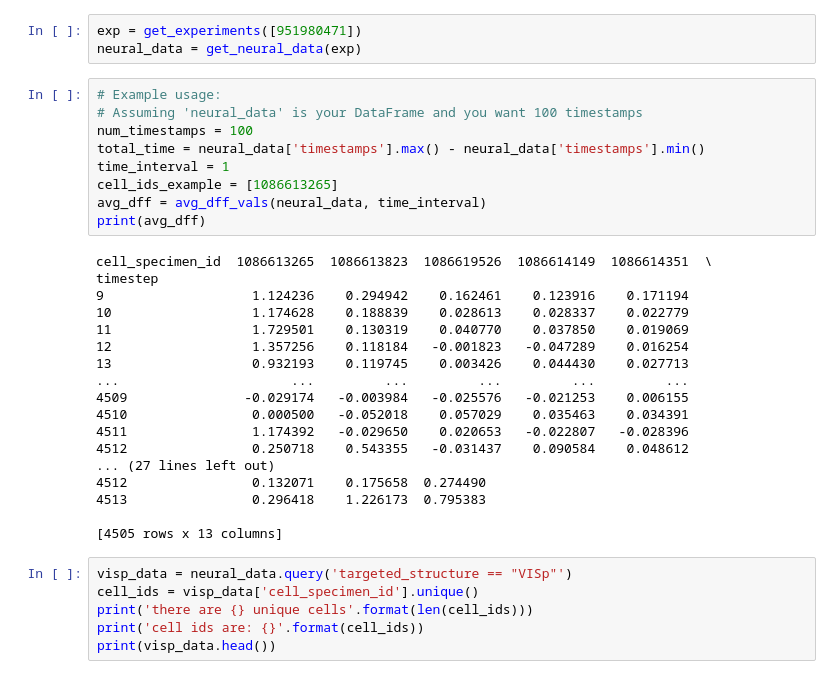
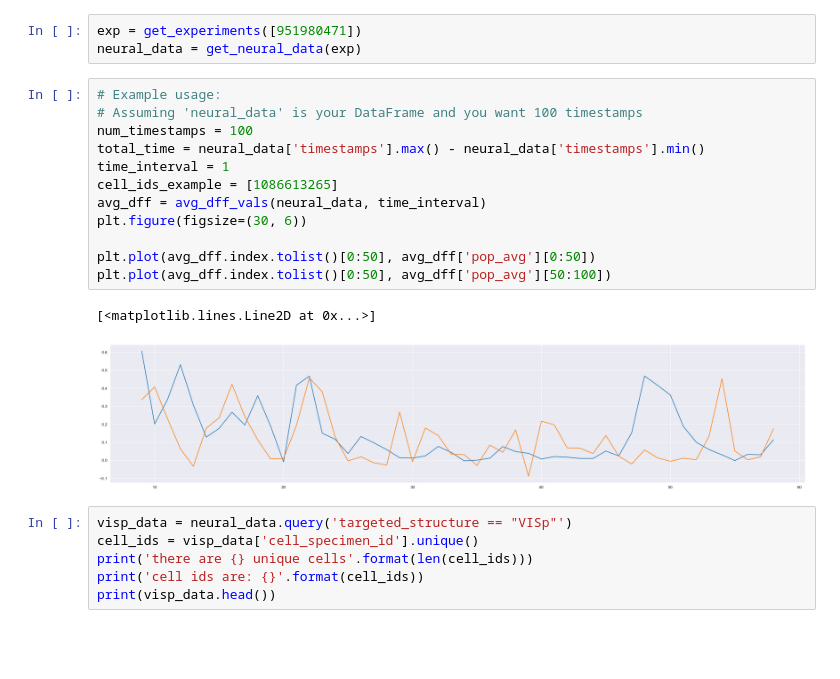
Before and after one commit to michealrm/nma_project_vip_sst, a Jupyter notebook: NMA_Project_Inhibition_in_Visual_Novelty_(Allen_Institute_Dataset).ipynb, the cells around one changed output. Cells and saved outputs as stored; diff of their text form; blank space fills up the shorter version.

```diff
--- a/NMA_Project_Inhibition_in_Visual_Novelty_(Allen_Institute_Dataset).ipynb
+++ b/NMA_Project_Inhibition_in_Visual_Novelty_(Allen_Institute_Dataset).ipynb
@@ -189,30 +250,18 @@ neural_data = get_neural_data(exp)
 # %%
 # Example usage:
 # Assuming 'neural_data' is your DataFrame and you want 100 timestamps
 num_timestamps = 100
 total_time = neural_data['timestamps'].max() - neural_data['timestamps'].min()
 time_interval = 1
 cell_ids_example = [1086613265]
 avg_dff = avg_dff_vals(neural_data, time_interval)
-print(avg_dff)
+plt.figure(figsize=(30, 6))
+
+plt.plot(avg_dff.index.tolist()[0:50], avg_dff['pop_avg'][0:50])
+plt.plot(avg_dff.index.tolist()[0:50], avg_dff['pop_avg'][50:100])
 # %% [output]
-cell_specimen_id  1086613265  1086613823  1086619526  1086614149  1086614351  \
-timestep
-9                   1.124236    0.294942    0.162461    0.123916    0.171194
-10                  1.174628    0.188839    0.028613    0.028337    0.022779
-11                  1.729501    0.130319    0.040770    0.037850    0.019069
-12                  1.357256    0.118184   -0.001823   -0.047289    0.016254
-13                  0.932193    0.119745    0.003426    0.044430    0.027713
-...                      ...         ...         ...         ...         ...
-4509               -0.029174   -0.003984   -0.025576   -0.021253    0.006155
-4510                0.000500   -0.052018    0.057029    0.035463    0.034391
-4511                1.174392   -0.029650    0.020653   -0.022807   -0.028396
-4512                0.250718    0.543355   -0.031437    0.090584    0.048612
-... (27 lines left out)
-4512                0.132071    0.175658  0.274490
-4513                0.296418    1.226173  0.795383
-
-[4505 rows x 13 columns]
+[<matplotlib.lines.Line2D at 0x...>]
+[figure, added]
 # %%
 visp_data = neural_data.query('targeted_structure == "VISp"')
 cell_ids = visp_data['cell_specimen_id'].unique()
```
Also changed, not shown: parts of 9 cells of this notebook.
